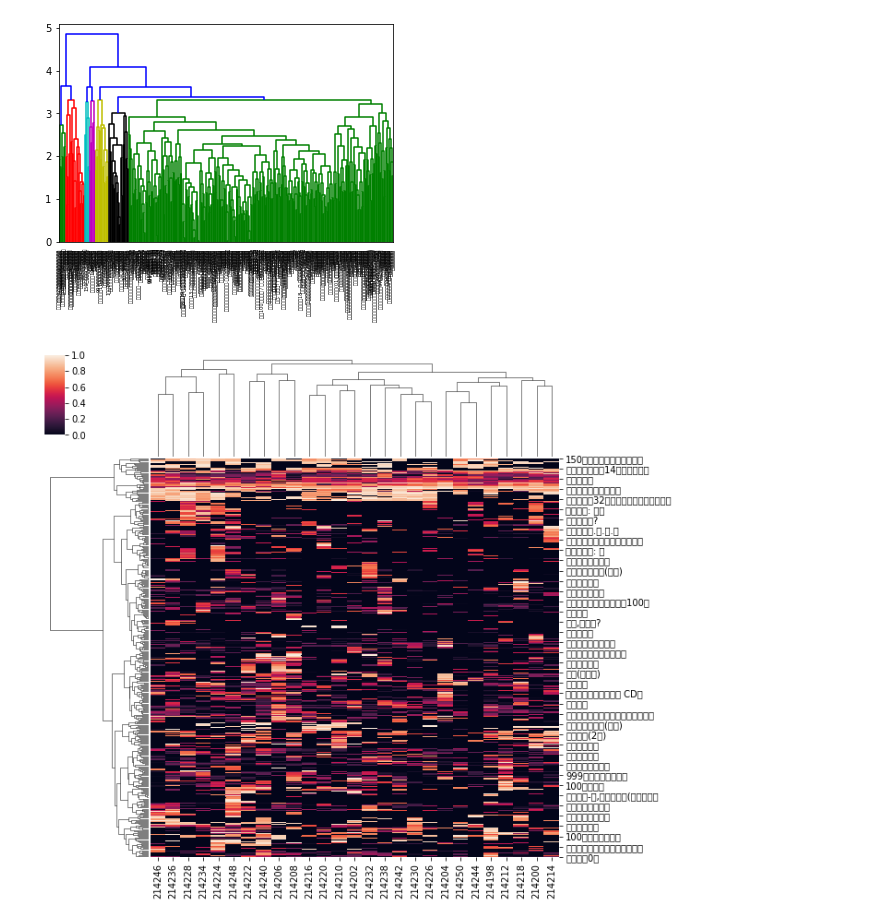
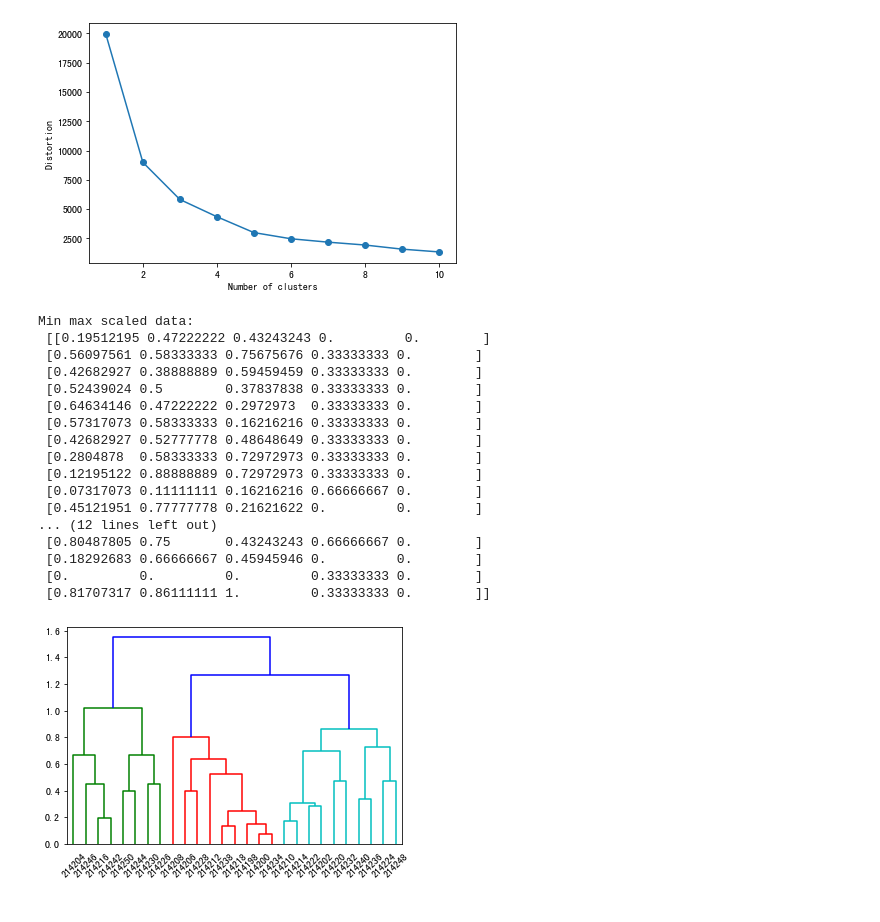
Before and after one commit to lairuilin/python_learn_note, a Jupyter notebook: 分類書籍.ipynb, the cells around one changed output. Cells and saved outputs as stored; diff of their text form; code cells hidden in the pictures.

```diff
--- a/分類書籍.ipynb
+++ b/分類書籍.ipynb
@@ -0,0 +14,38 @@
+# %%
+def elbow(df1):
+    distortions = []
+    for i in range(1, 11):
+        km = KMeans(n_clusters=i,
+                init='k-means++',
+                n_init=10,
+                max_iter=300,
+                random_state=0)
+        km.fit(df1)
+        distortions.append(km.inertia_)
+    plt.plot(range(1, 11), distortions, marker='o')
+    plt.xlabel('Number of clusters')
+    plt.ylabel('Distortion')
+    plt.tight_layout()
+    #plt.savefig('images/11_03.png', dpi=300)
+    plt.show()
+# %%
+def hierarchy_clusting(df1):
+    index=df1.index
+    # print(index)
+    columns=df1.columns
+    # print(columns)
+    # print(df1)
+    data_scaler_minmax = preprocessing.MinMaxScaler(feature_range=(0, 1))
+    data_scaled_minmax = data_scaler_minmax.fit_transform(df1)
+    print("\nMin max scaled data:\n", data_scaled_minmax)
+    data_scaled_minmax=pd.DataFrame(data_scaled_minmax,index=index,columns=columns)
+    row_clusters = linkage(data_scaled_minmax.values, method='complete', metric='euclidean')
+    pd.DataFrame(row_clusters,
+             columns=['row label 1', 'row label 2',
+                      'distance', 'no. of items in clust.'],
+             index=['cluster %d' % (i + 1)
+                    for i in range(row_clusters.shape[0])])
+    dendrogram(row_clusters,labels =df1.index)
+    cmap = sns.cm.rocket_r ## cmap為控制顏色的 預設為 sns.cm.rocket
+    sns.clustermap(data_scaled_minmax,method ='ward',metric='euclidean',cmap=cmap)
+    plt.show()
@@ -45,18 +222,24 @@ plt.show()
-# %%
-
-# row_dist = pd.DataFrame(squareform(pdist(df1, metric='euclidean')),
-#                         columns=df1.index,
-#                         index=df1.index)
-# print(row_dist)
-row_clusters = linkage(df1.values, method='complete', metric='euclidean')
-pd.DataFrame(row_clusters,
-             columns=['row label 1', 'row label 2',
-                      'distance', 'no. of items in clust.'],
-             index=['cluster %d' % (i + 1)
-                    for i in range(row_clusters.shape[0])])
-dendrogram(row_clusters,labels =df1.index)
-sns.clustermap(df1,method ='ward',metric='euclidean')
-plt.show()
-# %% [output]
-[figure, removed]
-[figure, removed]
+# %%
+df1 = pd.read_excel("學生閱讀書籍難度表.xlsx",index_col=0)
+elbow(df1)
+hierarchy_clusting(df1)
+# %% [output]
+[figure, added]
+Min max scaled data:
+ [[0.19512195 0.47222222 0.43243243 0.         0.        ]
+ [0.56097561 0.58333333 0.75675676 0.33333333 0.        ]
+ [0.42682927 0.38888889 0.59459459 0.33333333 0.        ]
+ [0.52439024 0.5        0.37837838 0.33333333 0.        ]
+ [0.64634146 0.47222222 0.2972973  0.33333333 0.        ]
+ [0.57317073 0.58333333 0.16216216 0.33333333 0.        ]
+ [0.42682927 0.52777778 0.48648649 0.33333333 0.        ]
+ [0.2804878  0.58333333 0.72972973 0.33333333 0.        ]
+ [0.12195122 0.88888889 0.72972973 0.33333333 0.        ]
+ [0.07317073 0.11111111 0.16216216 0.66666667 0.        ]
+ [0.45121951 0.77777778 0.21621622 0.         0.        ]
+... (12 lines left out)
+ [0.80487805 0.75       0.43243243 0.66666667 0.        ]
+ [0.18292683 0.66666667 0.45945946 0.         0.        ]
+ [0.         0.         0.         0.33333333 0.        ]
+ [0.81707317 0.86111111 1.         0.33333333 0.        ]]
+[figure, added]
```
Also changed, not shown: parts of 16 cells of this notebook, 3 other files.
